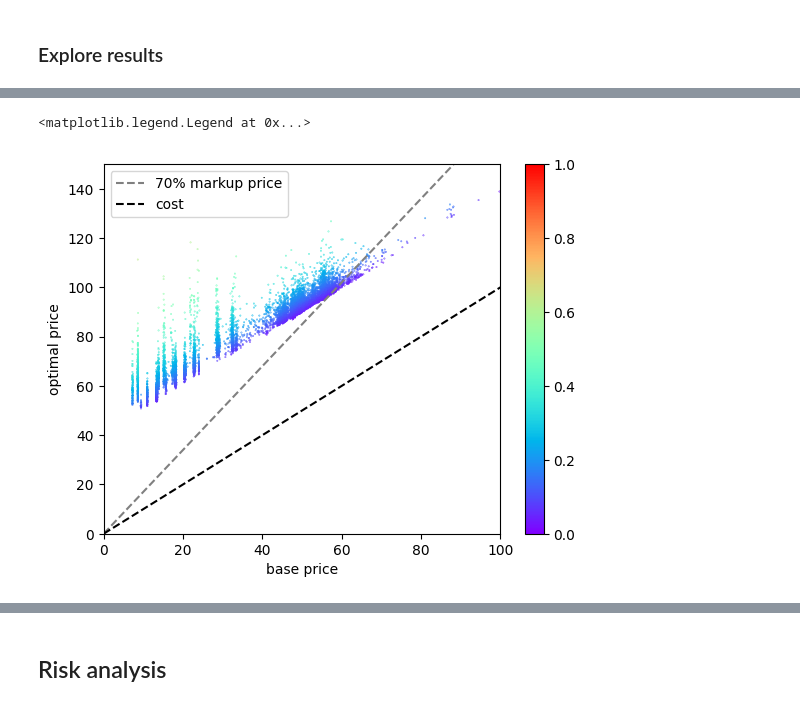
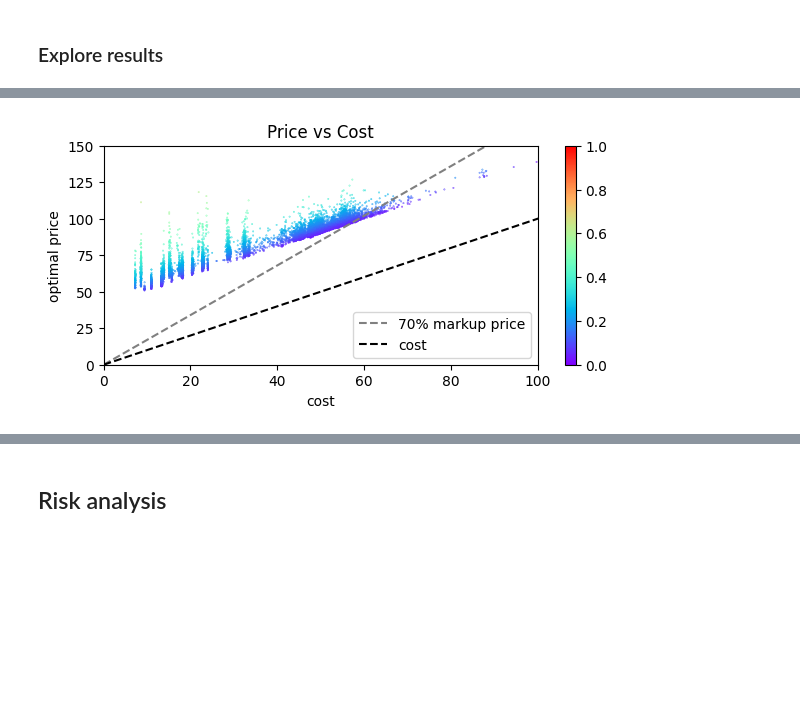
Before and after one commit to amonras/optimal-pricing, a Jupyter notebook: Optimal Pricing.ipynb, the cells around one changed output, grey strips where cells are left out. Drawn from its saved outputs; the diff is of its cells as text; code cells hidden in the pictures; blank space fills up the shorter version.

```diff
--- a/Optimal Pricing.ipynb
+++ b/Optimal Pricing.ipynb
@@ -200,15 +294,7 @@ dtype: float64
 # %% [markdown]
 ### Explore results
 # %%
-fig, ax = plt.subplots(figsize=(7, 4))
-plt.scatter(Z, results['optimal_price'], s=.1, color=cmap(results['prob']))
-ax.set_xlabel('Utility')
-ax.set_ylabel('bag_total_price')
-ax.plot(np.array([-1, 5]), -np.array([-1, 5])/gamma, 'k--', label='odds=1')
-ax.plot(np.array([-1, 5]), (logit(.25) - np.array([-1, 5]))/gamma, color = 'tab:gray', ls='--', label='odds=1/4')
-ax.set_title('Price vs utility')
-fig.colorbar(plt.cm.ScalarMappable(norm=Normalize(0, 1), cmap=cmap), ax=ax)
-ax.set_xlim([-2, 4])
-ax.set_ylim([0, 150])
-ax.legend()
+# Look at the price-utility trend
+fig = price_utility_plot(optimal, ylabel='optimal price')
+fig.savefig("images/optimal_vs_utility.png")
 # %% [output]
@@ -217,19 +302,23 @@ ax.legend()
-# %%
-cmap = plt.colormaps["rainbow"]
 # %%
-fig, ax = plt.subplots()
-ax.scatter(results['bag_base_price'], results['optimal_price'], s=.1, color=cmap(results['prob']))
-ax.set_xlabel('base price')
-ax.set_ylabel('optimal price')
-line = np.array([0, 150])
-ax.plot(line, 1.7 * line, c='gray', ls='--', label='70% markup price')
-ax.plot(line, line, 'k--', label='cost')
-fig.colorbar(plt.cm.ScalarMappable(norm=Normalize(0, 1), cmap=cmap), ax=ax)
+def price_cost_plot(data, ylabel):
+    fig, ax = plt.subplots(figsize=[7, 3])
+    ax.scatter(cost, data['price'], s=.1, color=cmap(data['demand']))
+    ax.set_xlabel('cost')
+    ax.set_ylabel(ylabel)
+    line = np.array([0, 150])
+    ax.plot(line, 1.7 * line, c='gray', ls='--', label='70% markup price')
+    ax.plot(line, line, 'k--', label='cost')
+    fig.colorbar(plt.cm.ScalarMappable(norm=Normalize(0, 1), cmap=cmap), ax=ax)
 
-ax.set_xlim([0, 100])
-ax.set_ylim([0, 150])
-ax.legend()
+    ax.set_xlim([0, 100])
+    ax.set_ylim([0, 150])
+    ax.set_title("Price vs Cost")
+    ax.legend()
+    fig.subplots_adjust(bottom=0.15)
+
+    return fig
+fig = price_cost_plot(optimal, ylabel='optimal price')
+fig.savefig("images/optimal_vs_cost.png")
 # %% [output]
-<matplotlib.legend.Legend at 0x...>
-[figure, old version]
+[figure, new version]
 # %%
```
Also changed, not shown: parts of 55 cells of this notebook, 1 other file.
